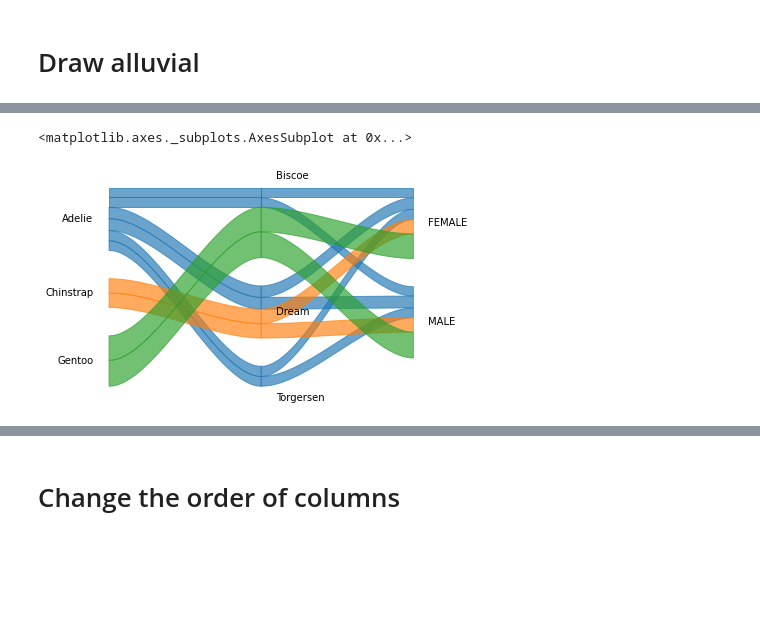
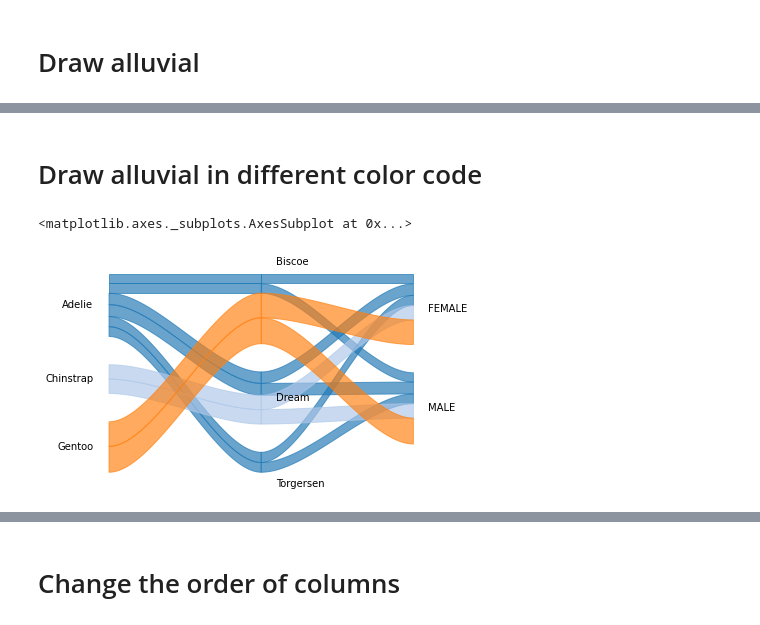
Before and after one commit to skojaku/pandas-alluvial-diagram, a Jupyter notebook: notebooks/example1.ipynb, the cells around one changed output, grey strips where cells are left out. Drawn from its saved outputs; the diff is of its cells as text; code cells hidden in the pictures; blank space fills up the shorter version.

```diff
--- a/notebooks/example1.ipynb
+++ b/notebooks/example1.ipynb
@@ -11,5 +16,7 @@ df = pd.read_csv("../data/penguins.csv")
+# %% [markdown]
+# Draw alluvial in different color code
 # %%
-allu_pandas.draw(df, ["species", "island", "sex"], palette="tab10")
+allu_pandas.draw(df, ["species", "island", "sex"], palette="tab20")
 # %% [output]
 <matplotlib.axes._subplots.AxesSubplot at 0x...>
-[figure, old version]
+[figure, new version]
```
Also changed, not shown: parts of 6 cells of this notebook.
